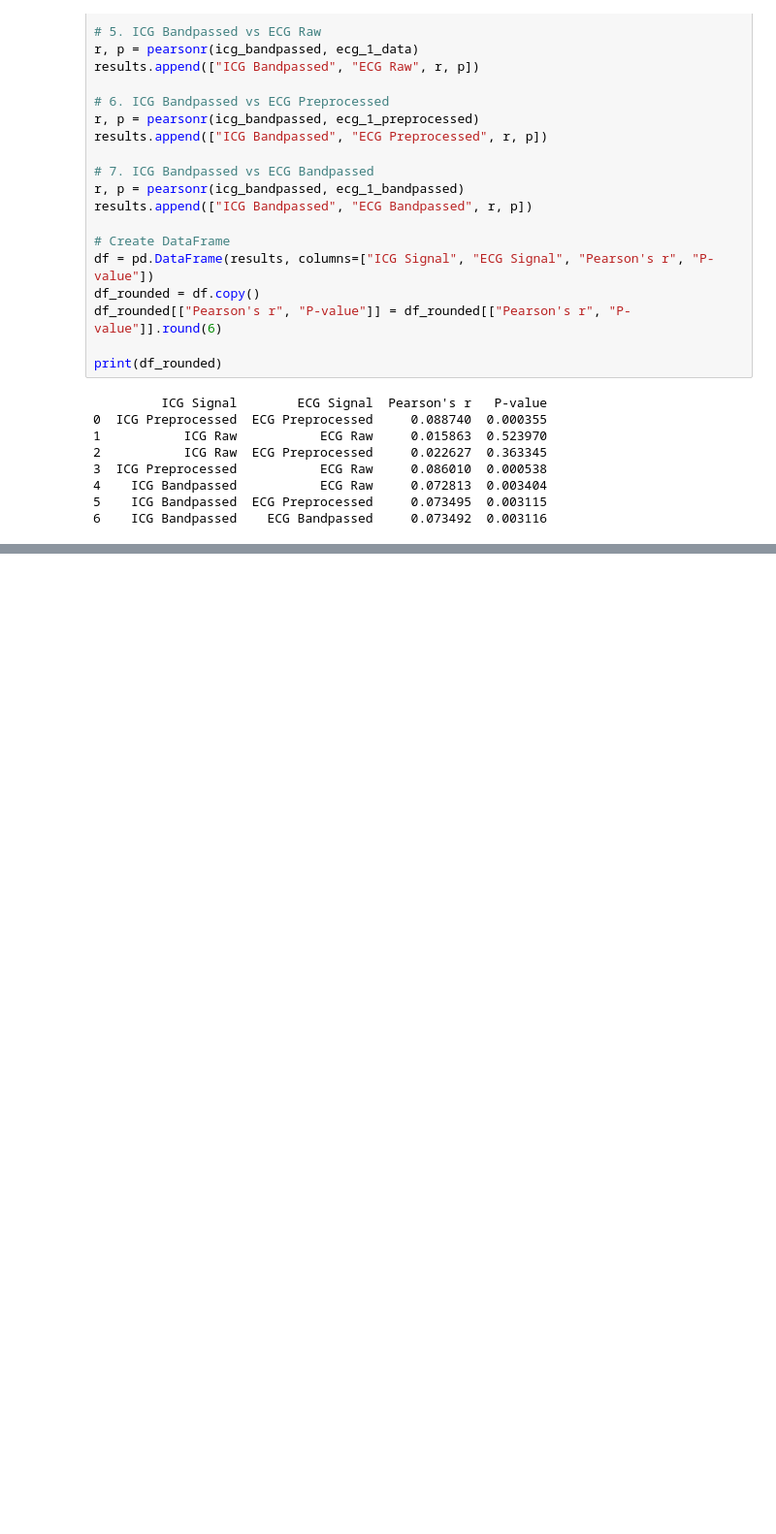
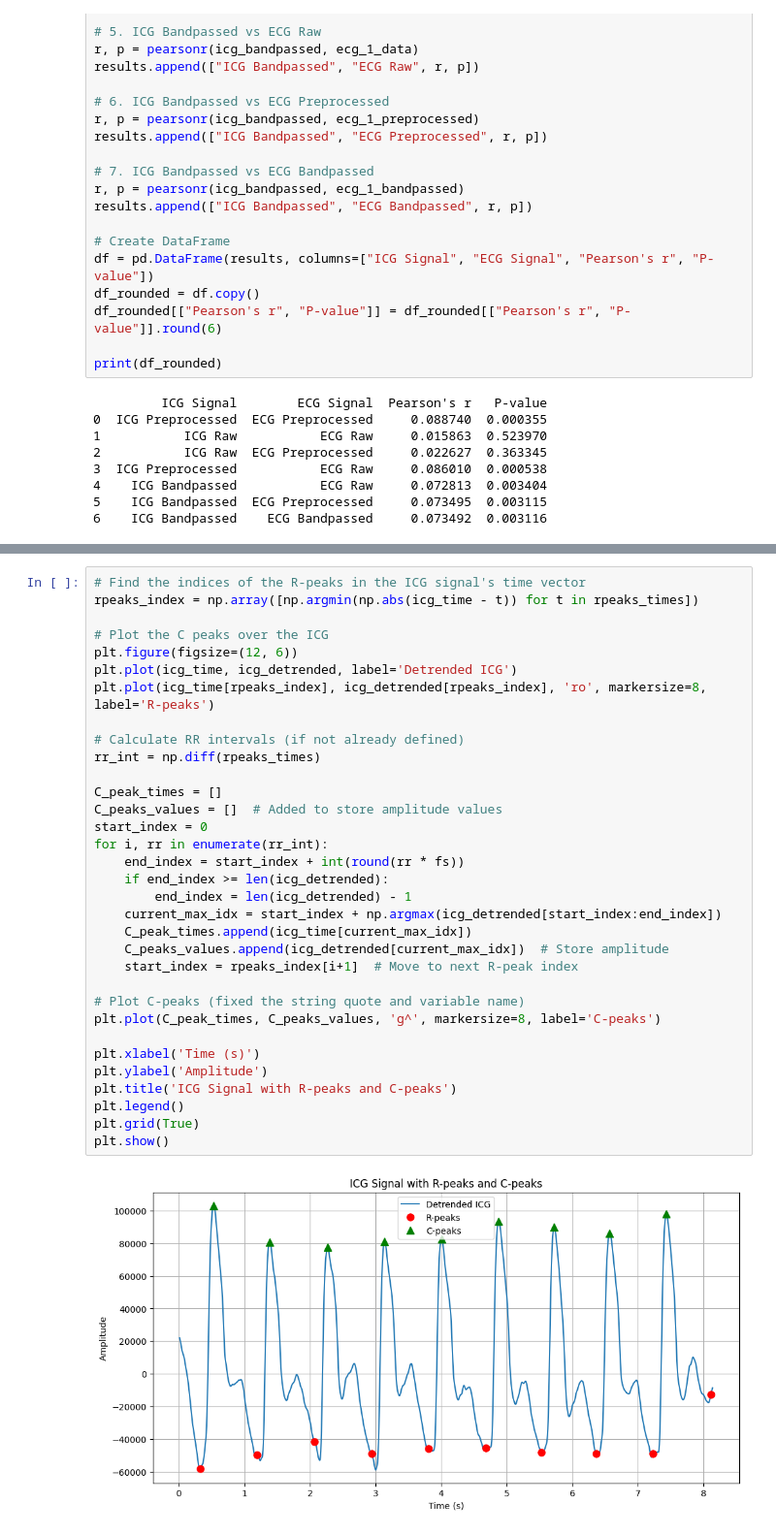
Before and after one commit to eduardo-illueca/icg-project, a Jupyter notebook: alba_HeartCycle.ipynb, the cells around one changed output, grey strips where cells are left out. Shown at 97% size. Saved outputs shown, nothing was run; the diff lists cells and outputs as text; blank space fills up the shorter version.

Commit message:
C peak detection

```diff
--- a/alba_HeartCycle.ipynb
+++ b/alba_HeartCycle.ipynb
@@ -725,0 +753,35 @@ print(df_rounded)
+# %%
+# Find the indices of the R-peaks in the ICG signal's time vector
+rpeaks_index = np.array([np.argmin(np.abs(icg_time - t)) for t in rpeaks_times])
+
+# Plot the C peaks over the ICG
+plt.figure(figsize=(12, 6))
+plt.plot(icg_time, icg_detrended, label='Detrended ICG')
+plt.plot(icg_time[rpeaks_index], icg_detrended[rpeaks_index], 'ro', markersize=8, label='R-peaks')
+
+# Calculate RR intervals (if not already defined)
+rr_int = np.diff(rpeaks_times)
+
+C_peak_times = []
+C_peaks_values = []  # Added to store amplitude values
+start_index = 0
+for i, rr in enumerate(rr_int):
+    end_index = start_index + int(round(rr * fs))
+    if end_index >= len(icg_detrended):
+        end_index = len(icg_detrended) - 1
+    current_max_idx = start_index + np.argmax(icg_detrended[start_index:end_index])
+    C_peak_times.append(icg_time[current_max_idx])
+    C_peaks_values.append(icg_detrended[current_max_idx])  # Store amplitude
+    start_index = rpeaks_index[i+1]  # Move to next R-peak index
+
+# Plot C-peaks (fixed the string quote and variable name)
+plt.plot(C_peak_times, C_peaks_values, 'g^', markersize=8, label='C-peaks')
+
+plt.xlabel('Time (s)')
+plt.ylabel('Amplitude')
+plt.title('ICG Signal with R-peaks and C-peaks')
+plt.legend()
+plt.grid(True)
+plt.show()
+# %% [output]
+[figure, added]
```
Also changed, not shown: parts of 8 cells of this notebook.
